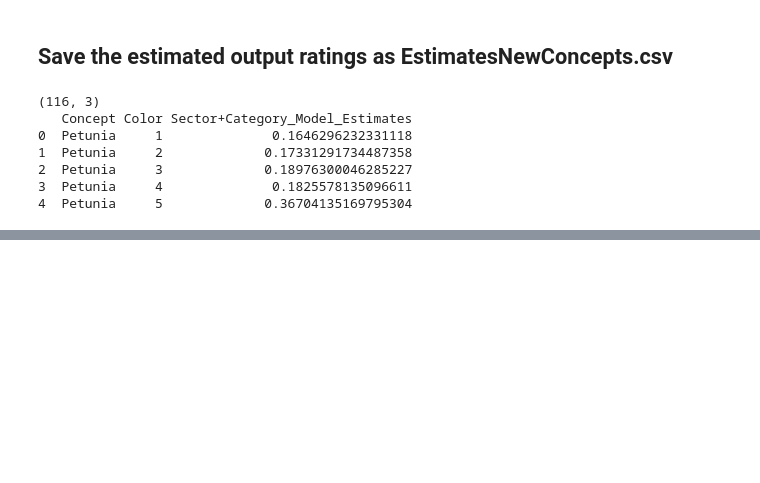
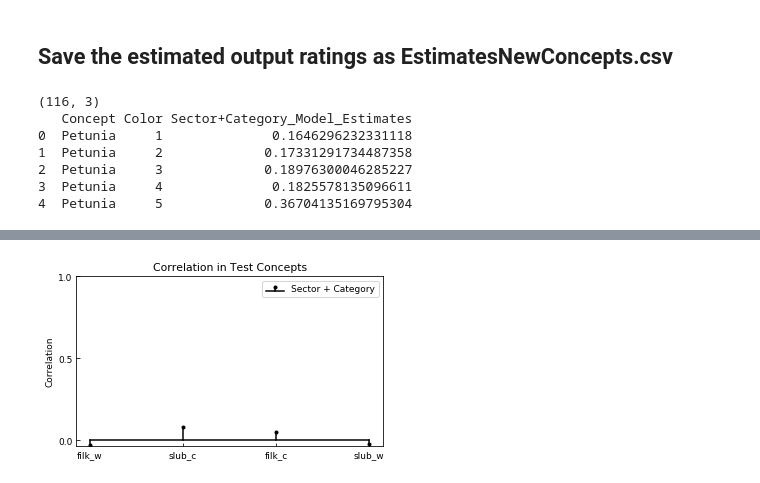
Before and after one commit to Raginii/Color-Concept-Associations-using-Google-Images, a Jupyter notebook: testNewConcepts.ipynb, the cells around one changed output, grey strips where cells are left out. Saved outputs shown, nothing was run; the diff lists cells and outputs as text; code cells hidden in the pictures; blank space fills up the shorter version.

```diff
--- a/testNewConcepts.ipynb
+++ b/testNewConcepts.ipynb
@@ -549,25 +590,27 @@ if trueRatingsPresent == True:
 # %%
 if trueRatingsPresent == True:
     plt.close('all')
     barWidth = 0.1
     #r1 = [0.4,0.8,1.2,1.6,2,2.4]
-    r1 = [0.1,0.4,0.7,1,1.3,1.6]
+    r1 = [0.1+(0.3*x) for x in range(len(allConcepts))]
     r2 = [x + barWidth for x in r1]
     r3 = [x + 2*barWidth for x in r1]
 
     #t.bar(r1, bars1, width = barWidth, color = 'blue', edgecolor = 'black', yerr=yer1, capsize=7, label='poacee')
     fig = plt.figure(figsize =(5,3)) # (3,1.5)
 
     mline3 = plt.stem(r1,correlation_50,label='Sector + Category')
     plt.setp(mline3, color=[0,0,0], linewidth=1.5, markersize = 3)
 
     plt.xticks(r1,allConcepts)
     plt.yticks([0,0.5,1])
     plt.tick_params(direction='in')
     plt.title("Correlation in Test Concepts")
     plt.ylabel('Correlation')
     plt.legend()
 
     plt.tight_layout()
     #plt.savefig('NewConcepts_Correlation.pdf')
     plt.show()
+# %% [output]
+[figure, added]
```
Also changed, not shown: parts of 16 cells of this notebook.
